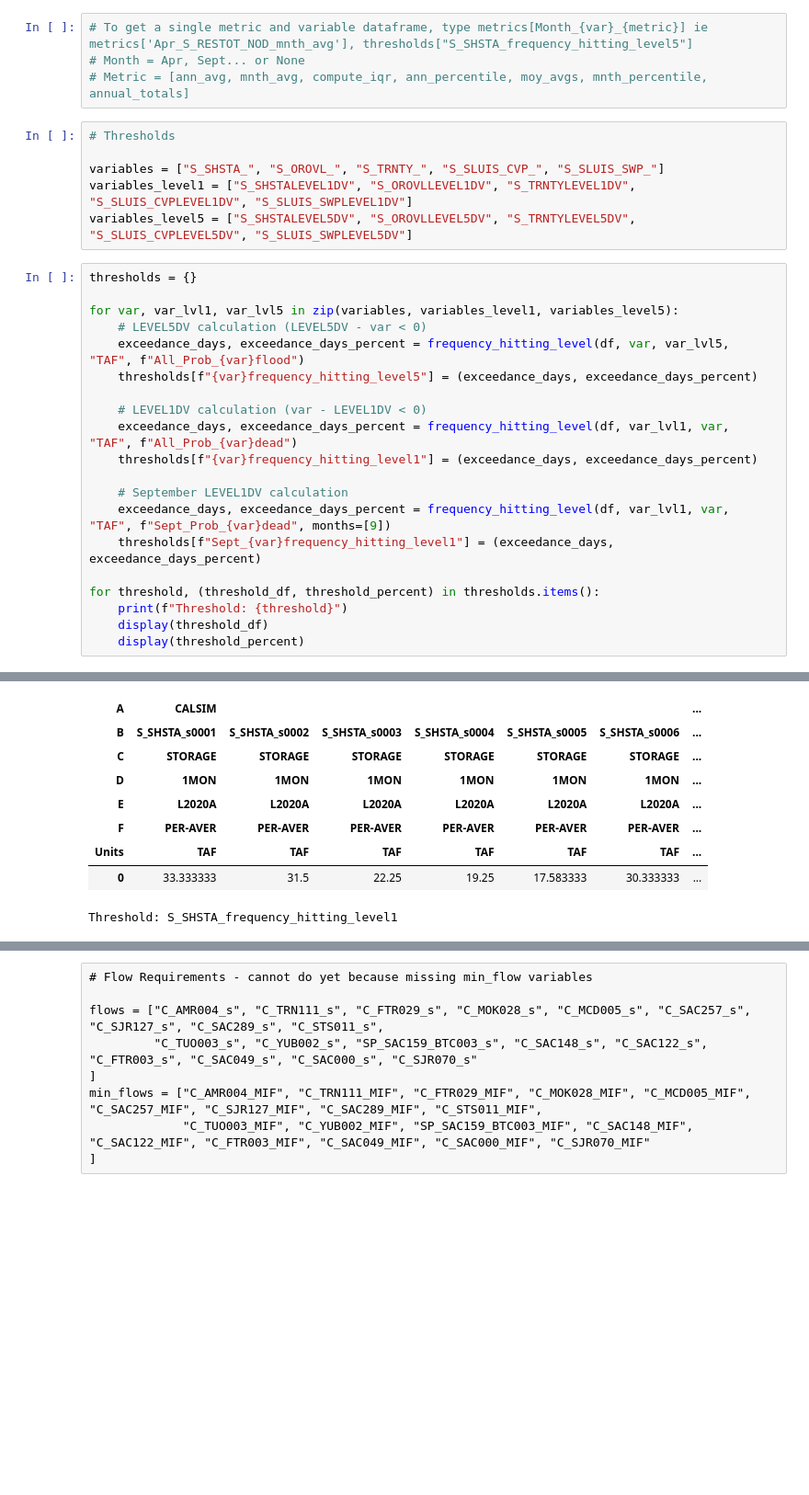
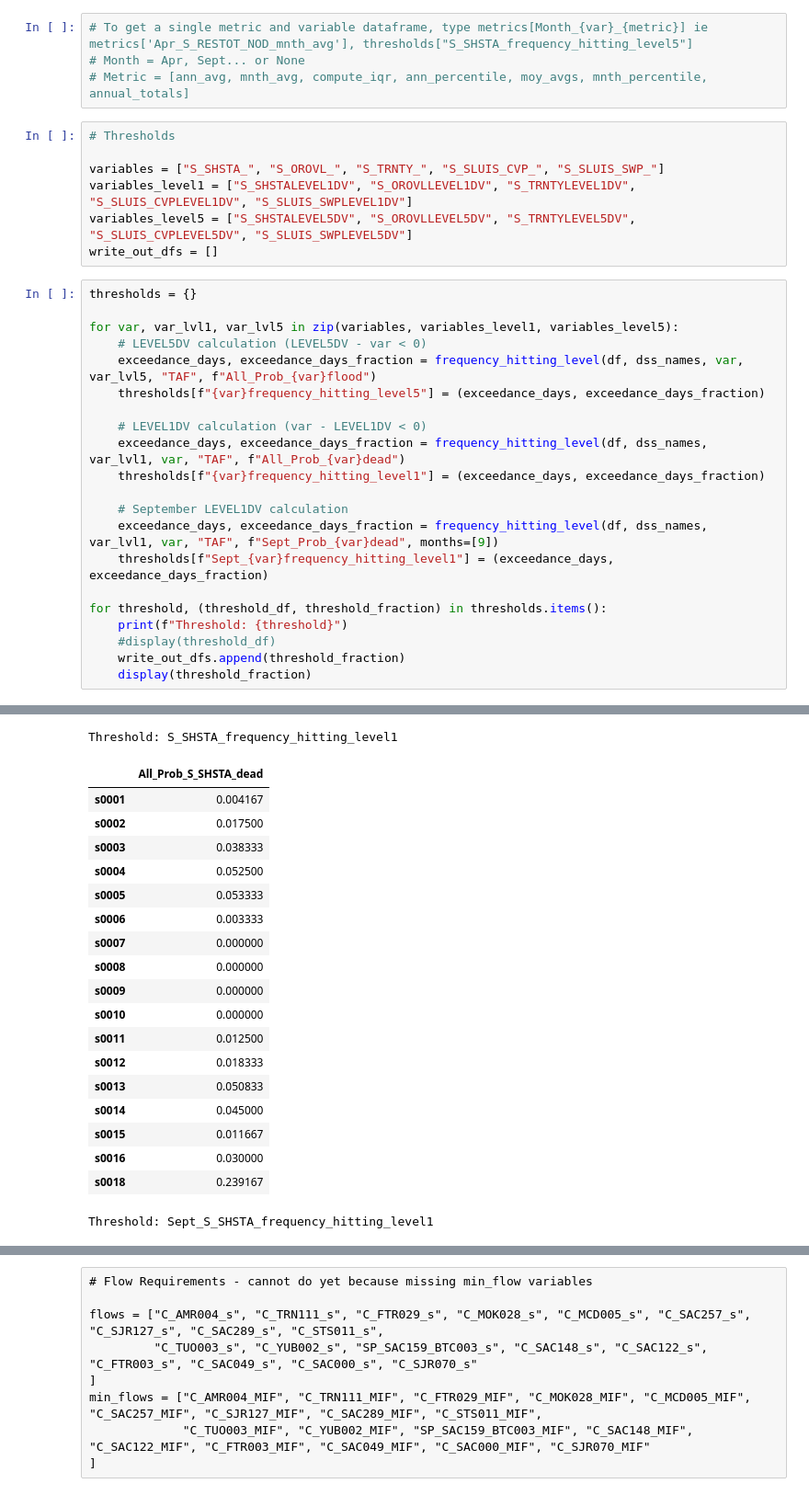
Before and after one commit to maramahmedd/coeqwal, a Jupyter notebook: notebooks/Metrics.ipynb, the cells around one changed output, grey strips where cells are left out. Shown at 92% size. Drawn from its saved outputs; the diff is of its cells as text; blank space fills up the shorter version.

Commit message:
writes out to single csv

```diff
--- a/notebooks/Metrics.ipynb
+++ b/notebooks/Metrics.ipynb
@@ -49,26 +49,28 @@ if not os.path.exists(metrics_path):
 variables = ["S_SHSTA_", "S_OROVL_", "S_TRNTY_", "S_SLUIS_CVP_", "S_SLUIS_SWP_"]
 variables_level1 = ["S_SHSTALEVEL1DV", "S_OROVLLEVEL1DV", "S_TRNTYLEVEL1DV", "S_SLUIS_CVPLEVEL1DV", "S_SLUIS_SWPLEVEL1DV"]
 variables_level5 = ["S_SHSTALEVEL5DV", "S_OROVLLEVEL5DV", "S_TRNTYLEVEL5DV", "S_SLUIS_CVPLEVEL5DV", "S_SLUIS_SWPLEVEL5DV"]
+write_out_dfs = []
 # %%
 thresholds = {}
 
 for var, var_lvl1, var_lvl5 in zip(variables, variables_level1, variables_level5):
     # LEVEL5DV calculation (LEVEL5DV - var < 0)
-    exceedance_days, exceedance_days_percent = frequency_hitting_level(df, var, var_lvl5, "TAF", f"All_Prob_{var}flood")
-    thresholds[f"{var}frequency_hitting_level5"] = (exceedance_days, exceedance_days_percent)
+    exceedance_days, exceedance_days_fraction = frequency_hitting_level(df, dss_names, var, var_lvl5, "TAF", f"All_Prob_{var}flood")
+    thresholds[f"{var}frequency_hitting_level5"] = (exceedance_days, exceedance_days_fraction)
 
     # LEVEL1DV calculation (var - LEVEL1DV < 0)
-    exceedance_days, exceedance_days_percent = frequency_hitting_level(df, var_lvl1, var, "TAF", f"All_Prob_{var}dead")
-    thresholds[f"{var}frequency_hitting_level1"] = (exceedance_days, exceedance_days_percent)
+    exceedance_days, exceedance_days_fraction = frequency_hitting_level(df, dss_names, var_lvl1, var, "TAF", f"All_Prob_{var}dead")
+    thresholds[f"{var}frequency_hitting_level1"] = (exceedance_days, exceedance_days_fraction)
 
     # September LEVEL1DV calculation
-    exceedance_days, exceedance_days_percent = frequency_hitting_level(df, var_lvl1, var, "TAF", f"Sept_Prob_{var}dead", months=[9])
-    thresholds[f"Sept_{var}frequency_hitting_level1"] = (exceedance_days, exceedance_days_percent)
+    exceedance_days, exceedance_days_fraction = frequency_hitting_level(df, dss_names, var_lvl1, var, "TAF", f"Sept_Prob_{var}dead", months=[9])
+    thresholds[f"Sept_{var}frequency_hitting_level1"] = (exceedance_days, exceedance_days_fraction)
 
-for threshold, (threshold_df, threshold_percent) in thresholds.items():
+for threshold, (threshold_df, threshold_fraction) in thresholds.items():
     print(f"Threshold: {threshold}")
-    display(threshold_df)
-    display(threshold_percent)
+    #display(threshold_df)
+    write_out_dfs.append(threshold_fraction)
+    display(threshold_fraction)
 # %% [output]
 Threshold: S_SHSTA_frequency_hitting_level5
 |  | All_Prob_S_SHSTA_flood |
@@ -91,9 +94,20 @@ Threshold: S_SHSTA_frequency_hitting_level5
+Threshold: S_SHSTA_frequency_hitting_level1
-| A | CALSIM |  |  |  |  |  | ... |
-| B | S_SHSTA_s0001 | S_SHSTA_s0002 | S_SHSTA_s0003 | S_SHSTA_s0004 | S_SHSTA_s0005 | S_SHSTA_s0006 | ... |
-| C | STORAGE | STORAGE | STORAGE | STORAGE | STORAGE | STORAGE | ... |
-| D | 1MON | 1MON | 1MON | 1MON | 1MON | 1MON | ... |
-| E | L2020A | L2020A | L2020A | L2020A | L2020A | L2020A | ... |
-| F | PER-AVER | PER-AVER | PER-AVER | PER-AVER | PER-AVER | PER-AVER | ... |
-| Units | TAF | TAF | TAF | TAF | TAF | TAF | ... |
-| 0 | 33.333333 | 31.5 | 22.25 | 19.25 | 17.583333 | 30.333333 | ... |
+|  | All_Prob_S_SHSTA_dead |
+| s0001 | 0.004167 |
+| s0002 | 0.017500 |
+| s0003 | 0.038333 |
+| s0004 | 0.052500 |
+| s0005 | 0.053333 |
+| s0006 | 0.003333 |
+| s0007 | 0.000000 |
+| s0008 | 0.000000 |
+| s0009 | 0.000000 |
+| s0010 | 0.000000 |
+| s0011 | 0.012500 |
+| s0012 | 0.018333 |
+| s0013 | 0.050833 |
+| s0014 | 0.045000 |
+| s0015 | 0.011667 |
+| s0016 | 0.030000 |
+| s0018 | 0.239167 |
-Threshold: S_SHSTA_frequency_hitting_level1
+Threshold: Sept_S_SHSTA_frequency_hitting_level1
```
Also changed, not shown: parts of 4 cells of this notebook, 3 other files.
